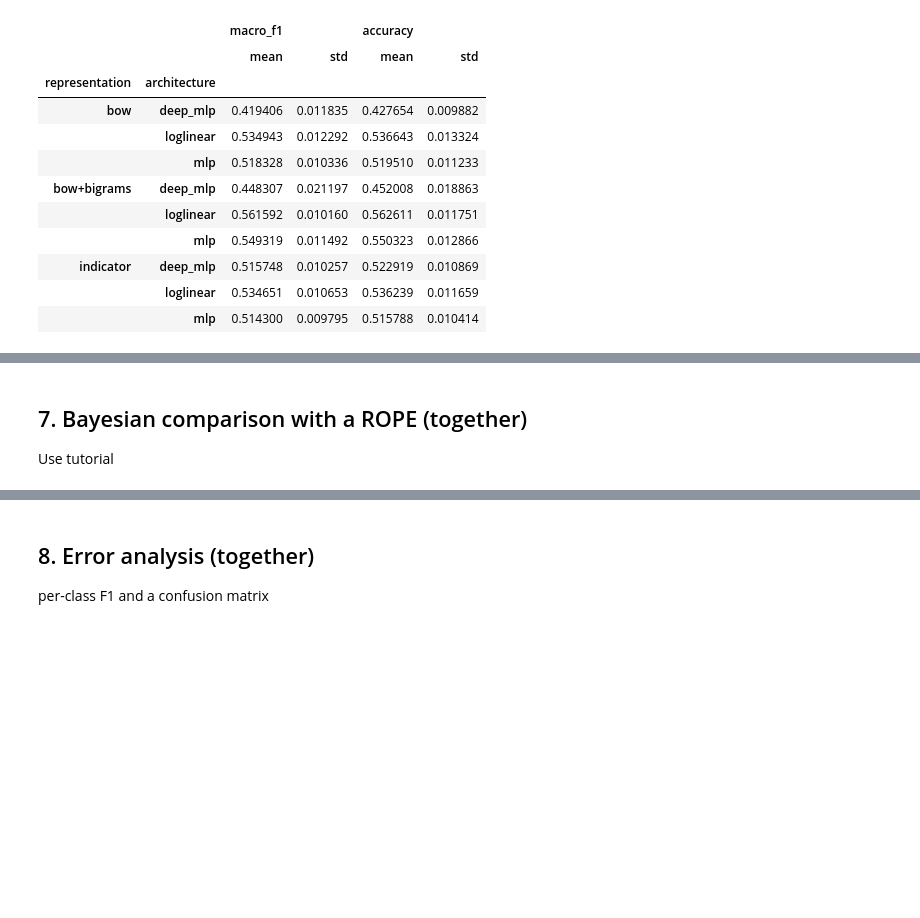
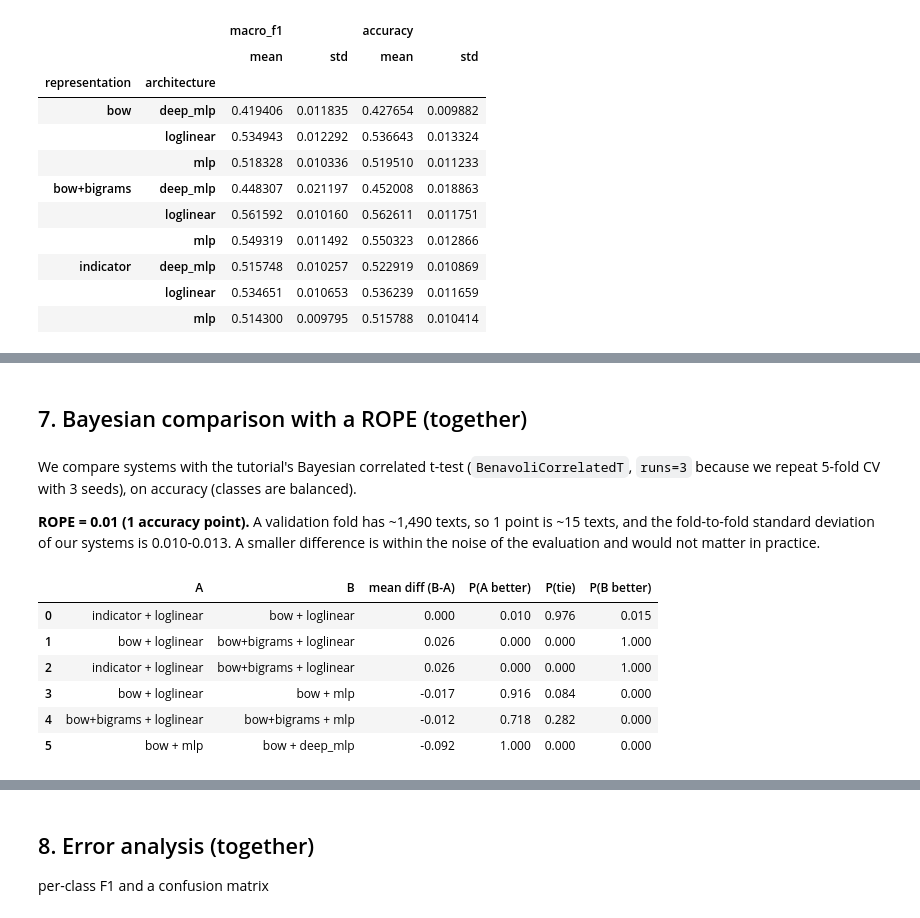
Before and after one commit to brittmerkus/nlp-project, a Jupyter notebook: project1.ipynb, the cells around one changed output, grey strips where cells are left out. Cells and saved outputs as stored; diff of their text form; code cells hidden in the pictures; blank space fills up the shorter version.

```diff
--- a/project1.ipynb
+++ b/project1.ipynb
@@ -395,3 +412,42 @@ results.groupby(["representation", "architecture"])[["macro_f1", "accuracy"]].ag
 # %% [markdown]
 ## 7. Bayesian comparison with a ROPE (together)
-Use tutorial
+# %% [markdown]
+We compare systems with the tutorial's Bayesian correlated t-test (`BenavoliCorrelatedT`, `runs=3` because we repeat 5-fold CV with 3 seeds), on accuracy (classes are balanced).
+
+**ROPE = 0.01 (1 accuracy point).** A validation fold has ~1,490 texts, so 1 point is ~15 texts, and the fold-to-fold standard deviation of our systems is 0.010-0.013. A smaller difference is within the noise of the evaluation and would not matter in practice.
+# %%
+results = pd.read_csv(results_folder / "cv_results.csv")
+results["system"] = results["representation"] + " + " + results["architecture"]
+
+rope = 0.01  # 1 accuracy point: about the fold-to-fold std (0.010-0.013), ~15 texts per validation fold
+
+def scores(system):
+    """Accuracies of one system, ordered by seed and fold, so both systems are paired fold by fold."""
+    return results[results["system"] == system].sort_values(["seed", "fold"])["accuracy"].values
+
+def compare(a, b):
+    posterior = part1.analysis.BenavoliCorrelatedT(scores(a), scores(b), runs=len(seeds), names=[a, b])
+    p_a, p_tie, p_b = posterior.probs(rope)
+    return {"A": a, "B": b, "mean diff (B-A)": posterior.mean_diff,
+            "P(A better)": p_a, "P(tie)": p_tie, "P(B better)": p_b}
+
+comparisons = pd.DataFrame([
+    # representations (log-linear)
+    compare("indicator + loglinear", "bow + loglinear"),
+    compare("bow + loglinear", "bow+bigrams + loglinear"),
+    compare("indicator + loglinear", "bow+bigrams + loglinear"),
+    # architectures
+    compare("bow + loglinear", "bow + mlp"),
+    compare("bow+bigrams + loglinear", "bow+bigrams + mlp"),
+    compare("bow + mlp", "bow + deep_mlp"),  # deep_mlp stopped training early: artefact, see notes
+]).round(3)
+comparisons.to_csv(results_folder / "bayesian_comparisons.csv", index=False)
+comparisons
+# %% [output]
+|  | A | B | mean diff (B-A) | P(A better) | P(tie) | P(B better) |
+| 0 | indicator + loglinear | bow + loglinear | 0.000 | 0.010 | 0.976 | 0.015 |
+| 1 | bow + loglinear | bow+bigrams + loglinear | 0.026 | 0.000 | 0.000 | 1.000 |
+| 2 | indicator + loglinear | bow+bigrams + loglinear | 0.026 | 0.000 | 0.000 | 1.000 |
+| 3 | bow + loglinear | bow + mlp | -0.017 | 0.916 | 0.084 | 0.000 |
+| 4 | bow+bigrams + loglinear | bow+bigrams + mlp | -0.012 | 0.718 | 0.282 | 0.000 |
+| 5 | bow + mlp | bow + deep_mlp | -0.092 | 1.000 | 0.000 | 0.000 |
```
Also changed, not shown: parts of 4 cells of this notebook, 2 other files.
